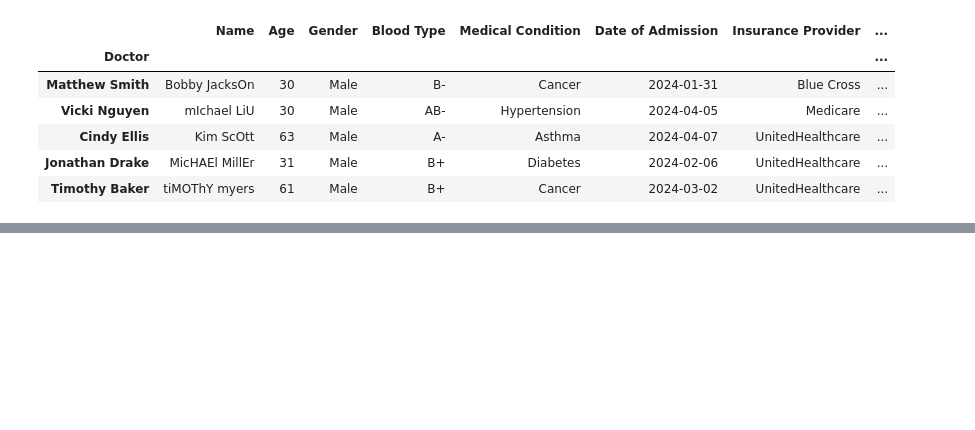
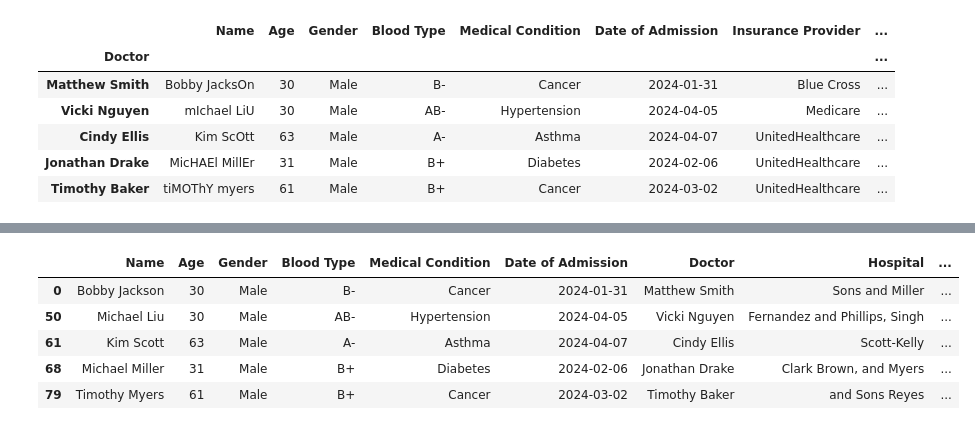
Before and after one commit to clane48088/Team-Beta--Project-1, a Jupyter notebook: Starter_Folder/Cleaning_File.ipynb, the cells around one changed output, grey strips where cells are left out. Saved outputs shown, nothing was run; the diff lists cells and outputs as text; code cells hidden in the pictures; blank space fills up the shorter version.

Commit message:
Added Cleaning and Total Days
Title Case for "Names", formatted two decimal places and "$" for billing amount, and a new total days spent column

```diff
--- a/Starter_Folder/Cleaning_File.ipynb
+++ b/Starter_Folder/Cleaning_File.ipynb
@@ -172,3 +174,20 @@ hospital_df_2024_drop.head()
 | 61 | Kim ScOtt | 63 | Male | A- | Asthma | 2024-04-07 | Cindy Ellis | Scott-Kelly | ... |
 | 68 | MicHAEl MillEr | 31 | Male | B+ | Diabetes | 2024-02-06 | Jonathan Drake | Clark Brown, and Myers | ... |
 | 79 | tiMOThY myers | 61 | Male | B+ | Cancer | 2024-03-02 | Timothy Baker | and Sons Reyes | ... |
+# %%
+#Set the Name Column to a presentable title case
+hospital_df_2024_drop["Name"]=hospital_df_2024_drop["Name"].str.title()
+# %%
+#Set the billing amount to two decimal places and add a dollar sign
+hospital_df_2024_drop['Billing Amount'] = hospital_df_2024_drop['Billing Amount'].map("${:.2f}".format)
+# %%
+#Create a formula to get the total days spent in the hospital
+hospital_df_2024_drop['Total Days in Hospital'] = (hospital_df_2024_drop['Discharge Date'] - hospital_df_2024_drop['Date of Admission']).dt.days
+hospital_df_2024_drop.head()
+# %% [output]
+|  | Name | Age | Gender | Blood Type | Medical Condition | Date of Admission | Doctor | Hospital | ... |
+| 0 | Bobby Jackson | 30 | Male | B- | Cancer | 2024-01-31 | Matthew Smith | Sons and Miller | ... |
+| 50 | Michael Liu | 30 | Male | AB- | Hypertension | 2024-04-05 | Vicki Nguyen | Fernandez and Phillips, Singh | ... |
+| 61 | Kim Scott | 63 | Male | A- | Asthma | 2024-04-07 | Cindy Ellis | Scott-Kelly | ... |
+| 68 | Michael Miller | 31 | Male | B+ | Diabetes | 2024-02-06 | Jonathan Drake | Clark Brown, and Myers | ... |
+| 79 | Timothy Myers | 61 | Male | B+ | Cancer | 2024-03-02 | Timothy Baker | and Sons Reyes | ... |
```
Also changed, not shown: parts of 2 cells of this notebook.
